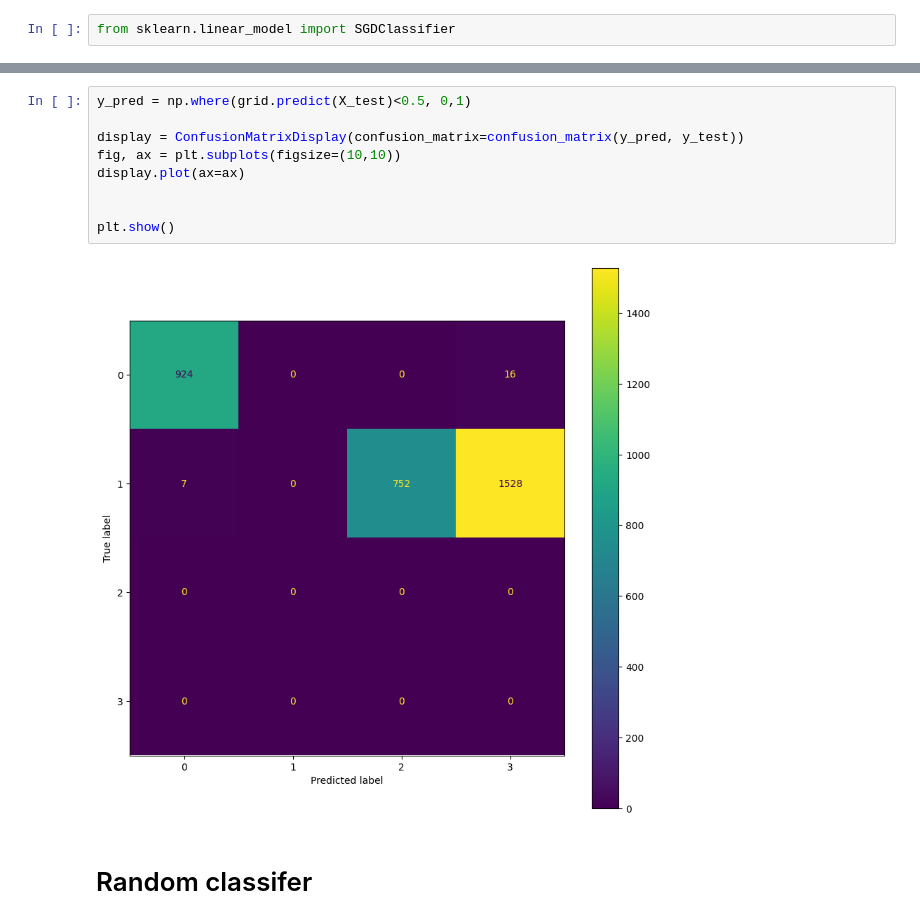
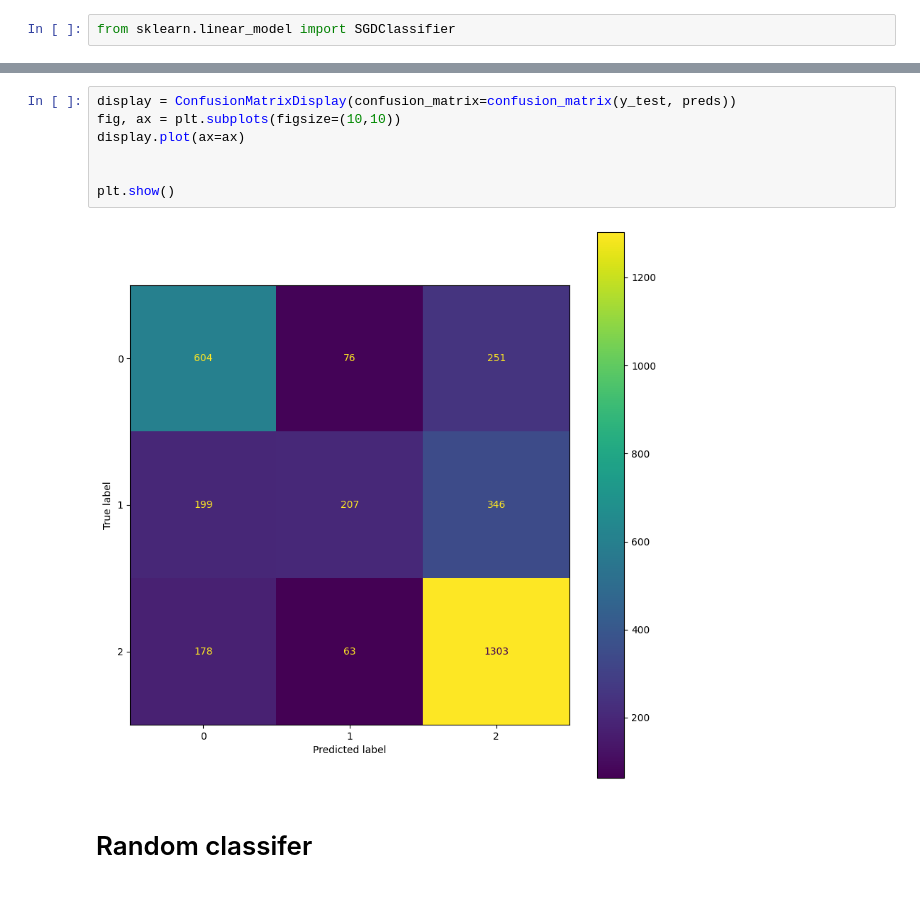
Before and after one commit to 75andybermond/World_Cup_2022_Prediction, a Jupyter notebook: MLnotebook.ipynb, the cells around one changed output, grey strips where cells are left out. Drawn from its saved outputs; the diff is of its cells as text.

```diff
--- a/MLnotebook.ipynb
+++ b/MLnotebook.ipynb
@@ -159,14 +219,12 @@ plt.show()
 # %%
-y_pred = np.where(grid.predict(X_test)<0.5, 0,1)
-
-display = ConfusionMatrixDisplay(confusion_matrix=confusion_matrix(y_pred, y_test))
+display = ConfusionMatrixDisplay(confusion_matrix=confusion_matrix(y_test, preds))
 fig, ax = plt.subplots(figsize=(10,10))
 display.plot(ax=ax)
 
 
 plt.show()
 # %% [output]
-[figure, old version]
+[figure, new version]
 # %% [markdown]
 # Random classifer
 # %%
```
Also changed, not shown: parts of 39 cells of this notebook, 7 other files.
